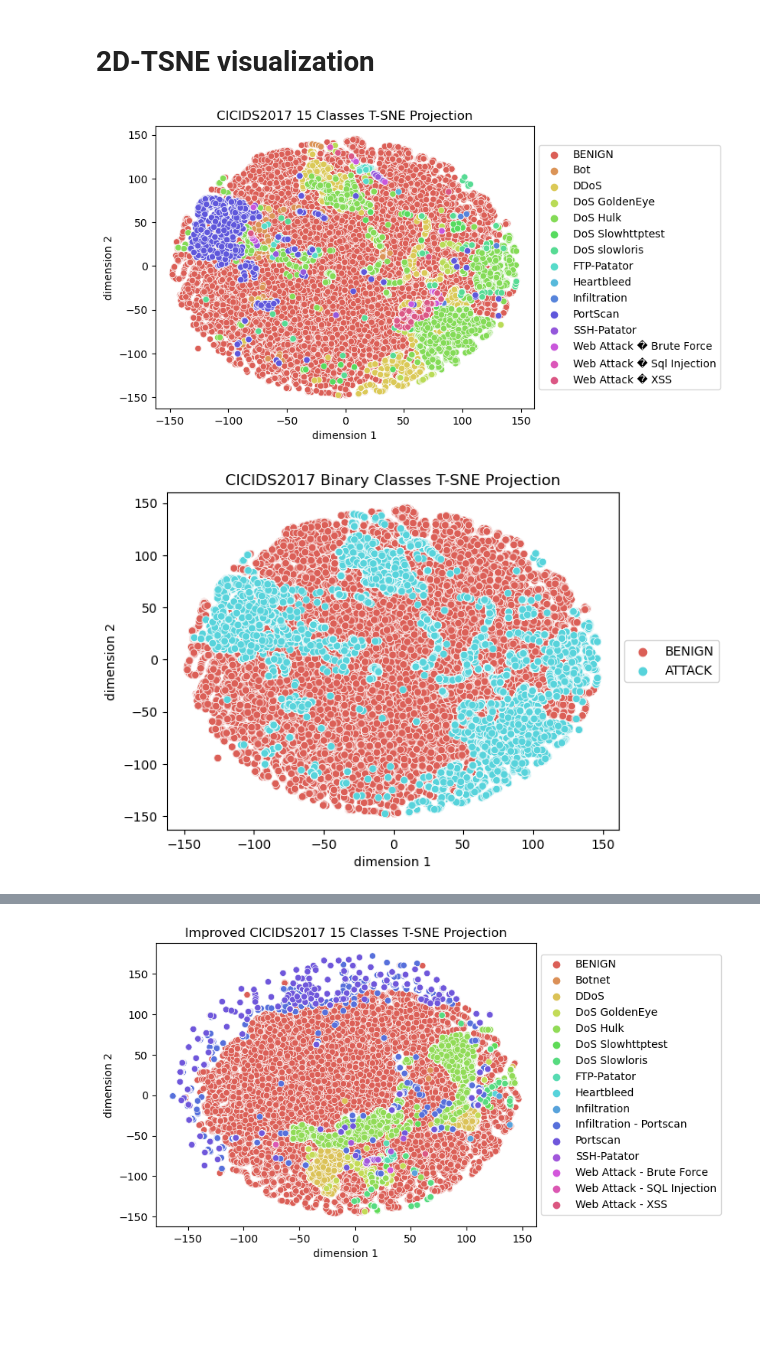
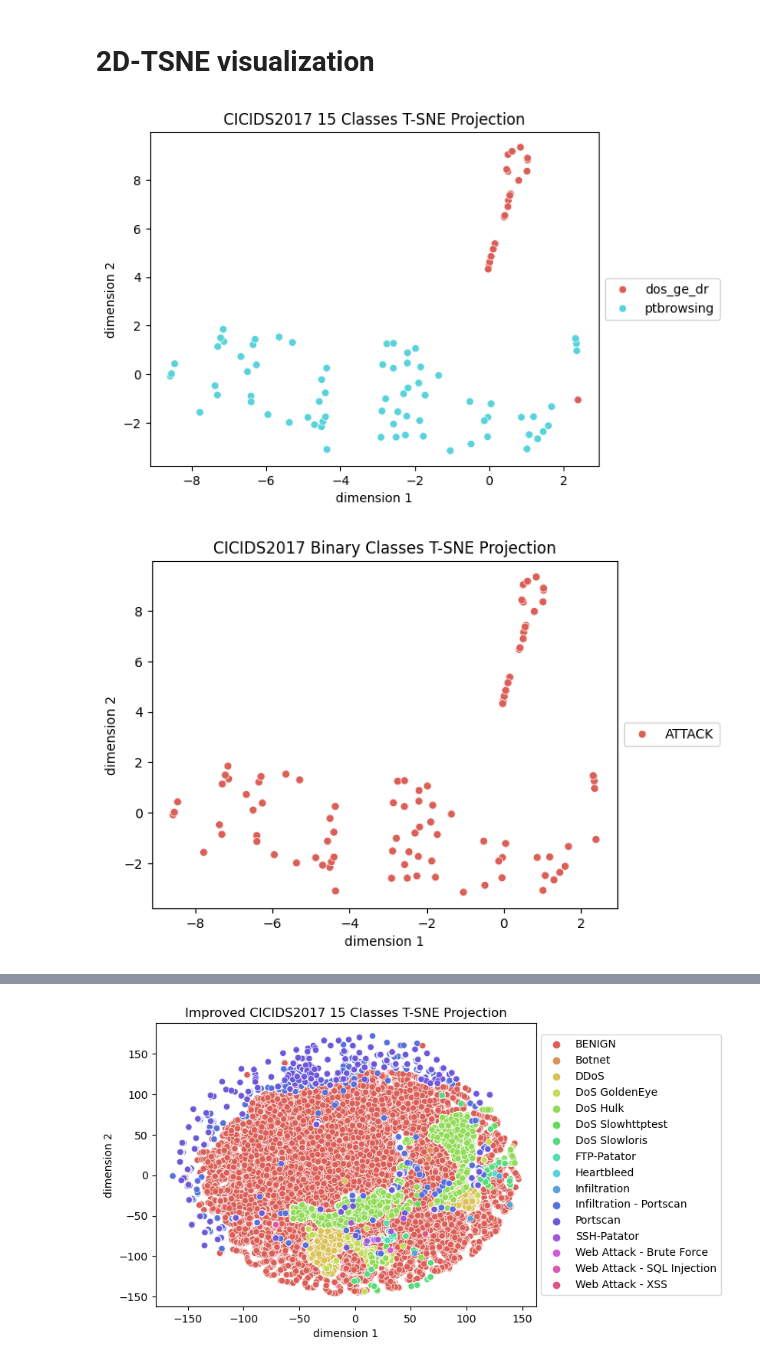
Before and after one commit to VincentSheh/Network_Anomaly, a Jupyter notebook: Flow_Analysis/Clustering-AnomalyDetection.ipynb, the cells around one changed output, grey strips where cells are left out. Cells and saved outputs as stored; diff of their text form; code cells hidden in the pictures; blank space fills up the shorter version.

```diff
--- a/Flow_Analysis/Clustering-AnomalyDetection.ipynb
+++ b/Flow_Analysis/Clustering-AnomalyDetection.ipynb
@@ -39,7 +39,7 @@ from collections import Counter
 # %%
 def process_csv(filename, label):
   csv_df = pd.read_csv(filename)
-  csv_df['label'] = label
+  csv_df['Label'] = label
   print(filename)
   return csv_df
 # %%
@@ -52,7 +52,7 @@ csv_file_names = ['dos_ge_dr.csv',
 df_record = []
 for csv_file_name in csv_file_names:
     complete_path = os.path.join(dataset_csv_path, csv_file_name)
-    csv_df = process_csv(complete_path, csv_file_name)
+    csv_df = process_csv(complete_path, csv_file_name[:-4])
     df_record.append(csv_df)
 
 concatenated_df = pd.concat(df_record, ignore_index=True)
@@ -108,5 +108,5 @@ def clean_df(df):
     print('columns which have identical values', column_pairs, 'dropped')
     print('shape after removing identical value columns:', df.shape)
     return df
-df = clean_df(df)
+df = clean_df(concatenated_df)
 # %% [output]
@@ -339,35 +326,35 @@ plt.show()
 # %%
 %%time
 X = subsample_df.drop(['Label'], axis = 1)
 y = subsample_df['Label']
 
 tsne = TSNE(n_components = 2, n_jobs = -1, verbose = 0, random_state = 0)
 z = tsne.fit_transform(X)
 
 tsne_15_df = pd.DataFrame()
 tsne_15_df['Label'] = y
 tsne_15_df['dimension 1'] = z[:, 0]
 tsne_15_df['dimension 2'] = z[:, 1]
 
 sns.scatterplot(x = 'dimension 1', y = 'dimension 2',
                 hue = tsne_15_df.Label,
                 palette = sns.color_palette('hls', len(tsne_15_df.Label.value_counts())),
                 data = tsne_15_df).set(title = 'CICIDS2017 15 Classes T-SNE Projection')
 plt.legend(loc = 'center left', bbox_to_anchor = (1, 0.5))
 plt.show()
 
-tsne_2_df = pd.DataFrame()
-tsne_2_df['Label'] = y
-tsne_2_df.loc[tsne_2_df.Label != 'BENIGN', 'Label'] = 'ATTACK'
-tsne_2_df['dimension 1'] = z[:, 0]
-tsne_2_df['dimension 2'] = z[:, 1]
+# tsne_2_df = pd.DataFrame()
+# tsne_2_df['Label'] = y
+# tsne_2_df.loc[tsne_2_df.Label != 'BENIGN', 'Label'] = 'ATTACK'
+# tsne_2_df['dimension 1'] = z[:, 0]
+# tsne_2_df['dimension 2'] = z[:, 1]
 
-sns.scatterplot(x = 'dimension 1', y = 'dimension 2',
-                hue = tsne_2_df.Label,
-                palette = sns.color_palette('hls', 2),
-                data = tsne_2_df).set(title = 'CICIDS2017 Binary Classes T-SNE Projection')
-plt.legend(loc = 'center left', bbox_to_anchor = (1, 0.5))
-plt.show()
+# sns.scatterplot(x = 'dimension 1', y = 'dimension 2',
+#                 hue = tsne_2_df.Label,
+#                 palette = sns.color_palette('hls', 2),
+#                 data = tsne_2_df).set(title = 'CICIDS2017 Binary Classes T-SNE Projection')
+# plt.legend(loc = 'center left', bbox_to_anchor = (1, 0.5))
+# plt.show()
 # %% [output]
-[figure, old version]
+[figure, new version]
-[figure, old version]
+[figure, new version]
```
Also changed, not shown: parts of 7 cells of this notebook.
